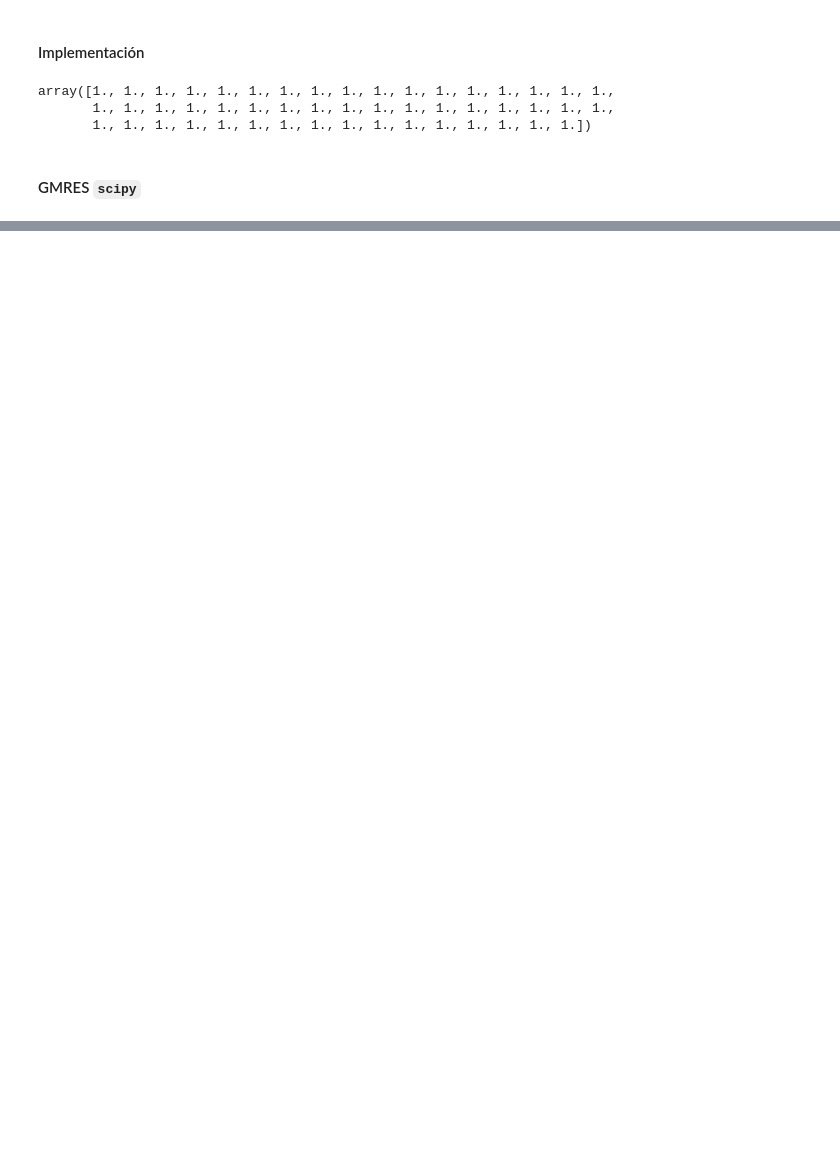
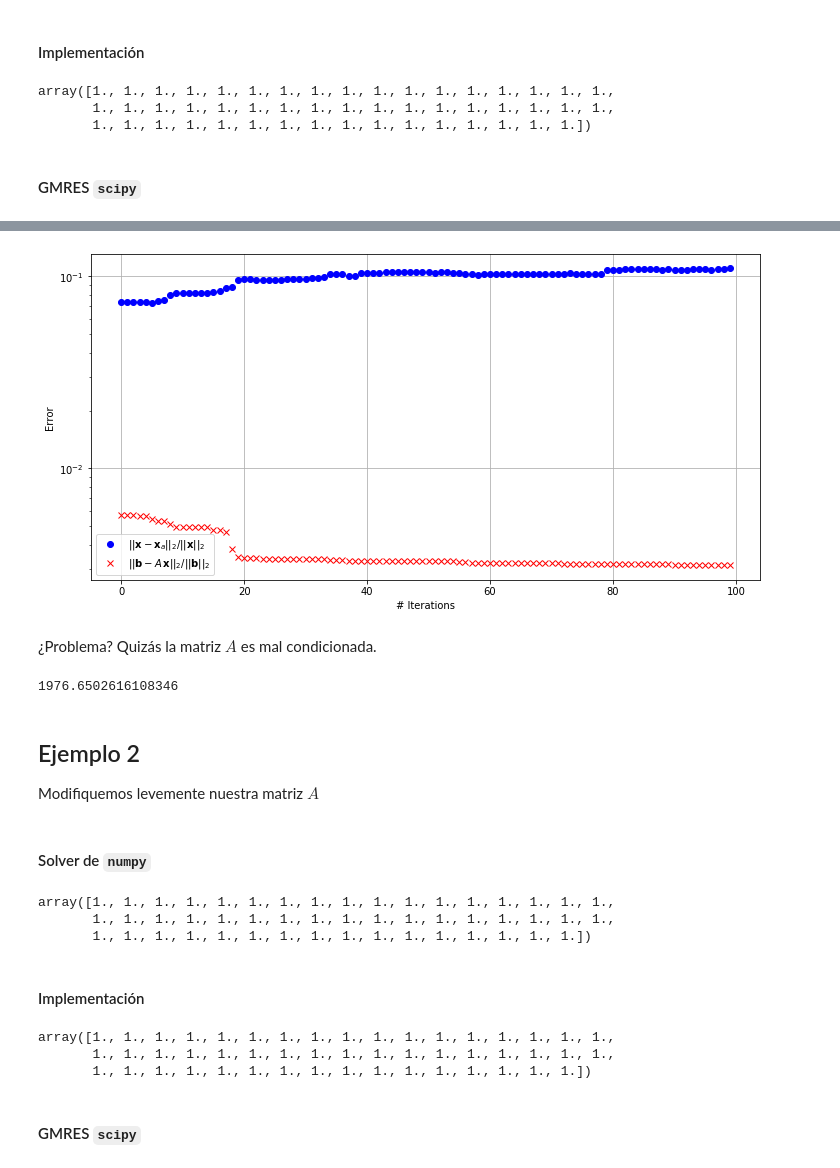
Before and after one commit to sct-utfsm/INF-285, a Jupyter notebook: material/07_gmres/gmres.ipynb, the cells around one changed output, grey strips where cells are left out. Cells and saved outputs as stored; diff of their text form; code cells hidden in the pictures; blank space fills up the shorter version.

````diff
--- a/material/07_gmres/gmres.ipynb
+++ b/material/07_gmres/gmres.ipynb
@@ -170,0 +195,26 @@ plt.show()
+# %%
+p = 20
+M = 5
+X_r = np.zeros(((M * p), m))
+x_0_ = None
+for r in range(M):
+    x_g_1_a = GMRES(A_1, b_1, x_0=x_0_, max_iter=p, tol=1e-16)
+    X_r[r * p: (r + 1) * p] = x_g_1_a[1:]
+    x_0_ = x_g_1_a[-1]
+# %%
+b_e_1_a = np.array([back_error(x_i, A_1, b_1) for x_i in X_r])
+err_1_a = error(x_1, X_r)
+# %%
+plot(err_1_a, b_e_1_a)
+# %% [output]
+[figure, added]
+# %% [markdown]
+¿Problema? Quizás la matriz $A$ es mal condicionada.
+# %%
+np.linalg.cond(A_1)
+# %% [output]
+1976.6502616108346
+# %% [markdown]
+## Ejemplo 2
+
+Modifiquemos levemente nuestra matriz $A$
@@ -170,0 +224,20 @@ plt.show()
+# %% [markdown]
+#### Solver de ```numpy```
+# %%
+x_2 = np.linalg.solve(A_2, b_2)
+x_2
+# %% [output]
+array([1., 1., 1., 1., 1., 1., 1., 1., 1., 1., 1., 1., 1., 1., 1., 1., 1.,
+       1., 1., 1., 1., 1., 1., 1., 1., 1., 1., 1., 1., 1., 1., 1., 1., 1.,
+       1., 1., 1., 1., 1., 1., 1., 1., 1., 1., 1., 1., 1., 1., 1., 1.])
+# %% [markdown]
+#### Implementación
+# %%
+x_g_2 = GMRES(A_2, b_2, tol=1e-10)
+x_g_2[-1]
+# %% [output]
+array([1., 1., 1., 1., 1., 1., 1., 1., 1., 1., 1., 1., 1., 1., 1., 1., 1.,
+       1., 1., 1., 1., 1., 1., 1., 1., 1., 1., 1., 1., 1., 1., 1., 1., 1.,
+       1., 1., 1., 1., 1., 1., 1., 1., 1., 1., 1., 1., 1., 1., 1., 1.])
+# %% [markdown]
+#### GMRES ```scipy```
````
Also changed, not shown: parts of 51 cells of this notebook, 1 other file.
